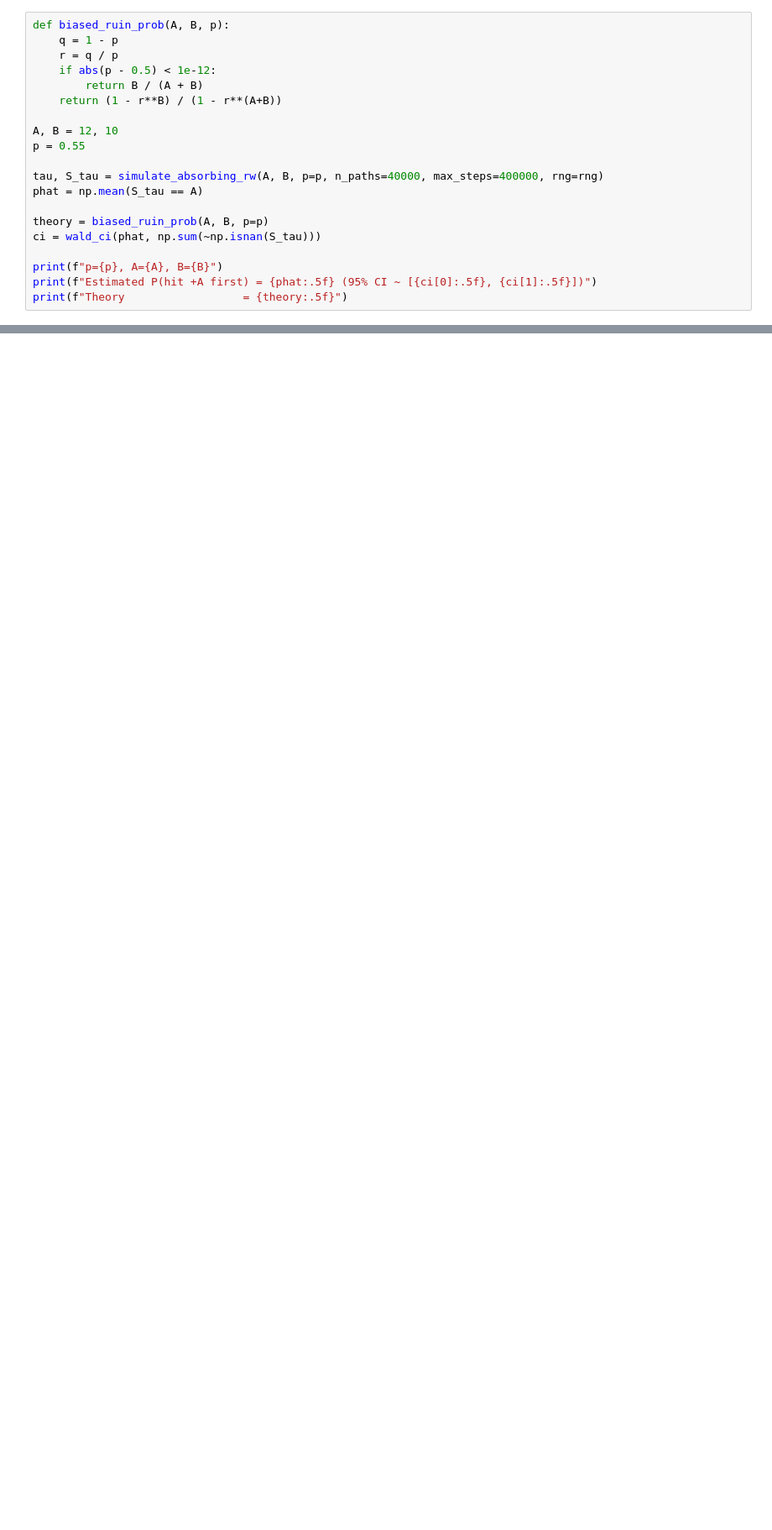
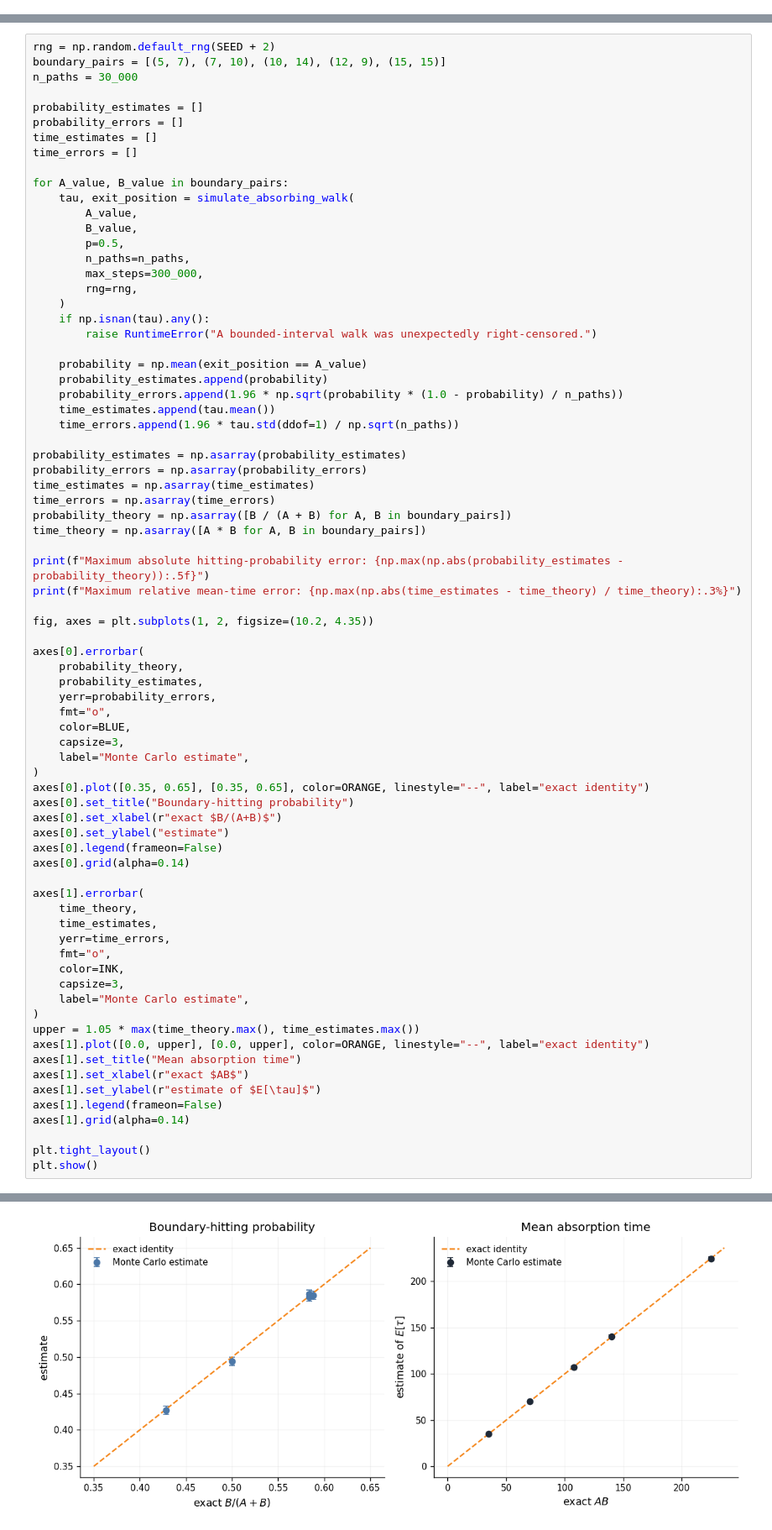
Before and after one commit to JiahaoLi-creator/stochastic-calculus-notes, a Jupyter notebook: docs/notebooks/02_Martingales_StoppingTimes_GamblersRuin_enriched.ipynb, the cells around one changed output, grey strips where cells are left out. Shown at 84% size. Drawn from its saved outputs; the diff is of its cells as text; blank space fills up the shorter version.

```diff
--- a/docs/notebooks/02_Martingales_StoppingTimes_GamblersRuin_enriched.ipynb
+++ b/docs/notebooks/02_Martingales_StoppingTimes_GamblersRuin_enriched.ipynb
@@ -246,20 +0,0 @@ Let’s test this numerically.
-# %%
-def biased_ruin_prob(A, B, p):
-    q = 1 - p
-    r = q / p
-    if abs(p - 0.5) < 1e-12:
-        return B / (A + B)
-    return (1 - r**B) / (1 - r**(A+B))
-
-A, B = 12, 10
-p = 0.55
-
-tau, S_tau = simulate_absorbing_rw(A, B, p=p, n_paths=40000, max_steps=400000, rng=rng)
-phat = np.mean(S_tau == A)
-
-theory = biased_ruin_prob(A, B, p=p)
-ci = wald_ci(phat, np.sum(~np.isnan(S_tau)))
-
-print(f"p={p}, A={A}, B={B}")
-print(f"Estimated P(hit +A first) = {phat:.5f} (95% CI ~ [{ci[0]:.5f}, {ci[1]:.5f}])")
-print(f"Theory                  = {theory:.5f}")
@@ -487,0 +252,76 @@ This “UI is the hidden latch” theme will reappear constantly (Girsanov, stoc
+# %%
+rng = np.random.default_rng(SEED + 2)
+boundary_pairs = [(5, 7), (7, 10), (10, 14), (12, 9), (15, 15)]
+n_paths = 30_000
+
+probability_estimates = []
+probability_errors = []
+time_estimates = []
+time_errors = []
+
+for A_value, B_value in boundary_pairs:
+    tau, exit_position = simulate_absorbing_walk(
+        A_value,
+        B_value,
+        p=0.5,
+        n_paths=n_paths,
+        max_steps=300_000,
+        rng=rng,
+    )
+    if np.isnan(tau).any():
+        raise RuntimeError("A bounded-interval walk was unexpectedly right-censored.")
+
+    probability = np.mean(exit_position == A_value)
+    probability_estimates.append(probability)
+    probability_errors.append(1.96 * np.sqrt(probability * (1.0 - probability) / n_paths))
+    time_estimates.append(tau.mean())
+    time_errors.append(1.96 * tau.std(ddof=1) / np.sqrt(n_paths))
+
+probability_estimates = np.asarray(probability_estimates)
+probability_errors = np.asarray(probability_errors)
+time_estimates = np.asarray(time_estimates)
+time_errors = np.asarray(time_errors)
+probability_theory = np.asarray([B / (A + B) for A, B in boundary_pairs])
+time_theory = np.asarray([A * B for A, B in boundary_pairs])
+
+print(f"Maximum absolute hitting-probability error: {np.max(np.abs(probability_estimates - probability_theory)):.5f}")
+print(f"Maximum relative mean-time error: {np.max(np.abs(time_estimates - time_theory) / time_theory):.3%}")
+
+fig, axes = plt.subplots(1, 2, figsize=(10.2, 4.35))
+
+axes[0].errorbar(
+    probability_theory,
+    probability_estimates,
+    yerr=probability_errors,
+    fmt="o",
+    color=BLUE,
+    capsize=3,
+    label="Monte Carlo estimate",
+)
+axes[0].plot([0.35, 0.65], [0.35, 0.65], color=ORANGE, linestyle="--", label="exact identity")
+axes[0].set_title("Boundary-hitting probability")
+axes[0].set_xlabel(r"exact $B/(A+B)$")
+axes[0].set_ylabel("estimate")
+axes[0].legend(frameon=False)
+axes[0].grid(alpha=0.14)
+
+axes[1].errorbar(
+    time_theory,
+    time_estimates,
+    yerr=time_errors,
+    fmt="o",
+    color=INK,
+    capsize=3,
+    label="Monte Carlo estimate",
+)
+upper = 1.05 * max(time_theory.max(), time_estimates.max())
+axes[1].plot([0.0, upper], [0.0, upper], color=ORANGE, linestyle="--", label="exact identity")
+axes[1].set_title("Mean absorption time")
+axes[1].set_xlabel(r"exact $AB$")
+axes[1].set_ylabel(r"estimate of $E[\tau]$")
+axes[1].legend(frameon=False)
+axes[1].grid(alpha=0.14)
+
+plt.tight_layout()
+plt.show()
+# %% [output]
@@ -487,0 +330 @@ This “UI is the hidden latch” theme will reappear constantly (Girsanov, stoc
+[figure, added]
```
Also changed, not shown: parts of 38 cells of this notebook, 28 other files.
